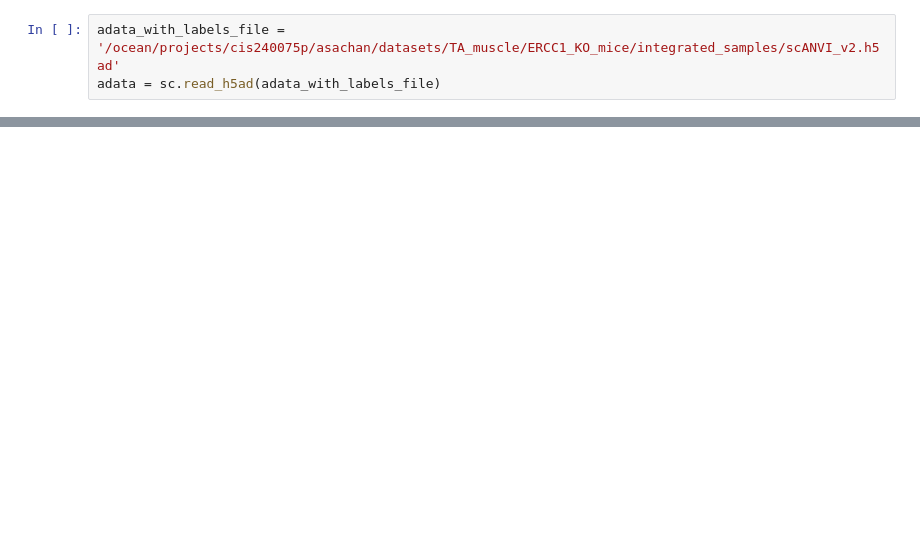
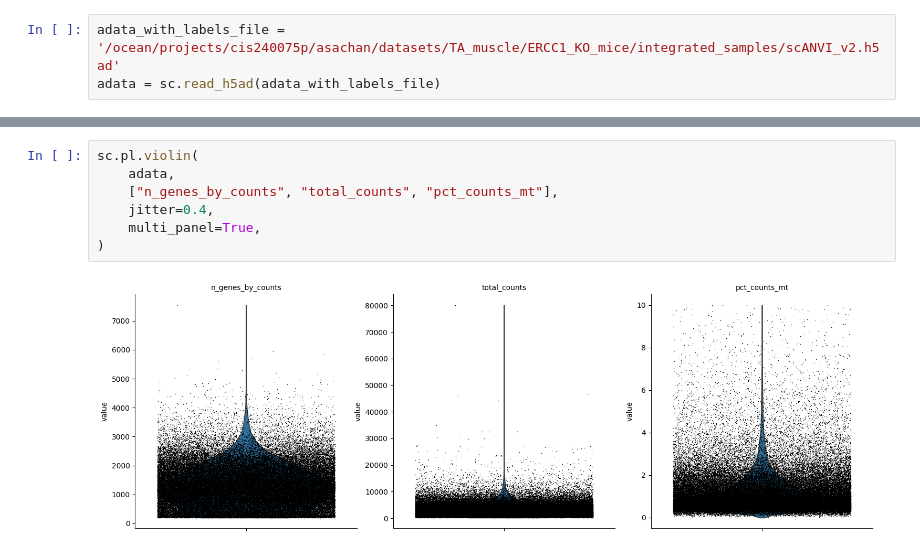
Before and after one commit to akanksha-sachan/TA_muscle_ageing, a Jupyter notebook: py_scripts/slide_analysis/meta_cell.ipynb, the cells around one changed output, grey strips where cells are left out. Drawn from its saved outputs; the diff is of its cells as text; blank space fills up the shorter version.

```diff
--- a/py_scripts/slide_analysis/meta_cell.ipynb
+++ b/py_scripts/slide_analysis/meta_cell.ipynb
@@ -29,0 +18,9 @@ sc.pl.pca(adata, color='sample')
+# %%
+sc.pl.violin(
+    adata,
+    ["n_genes_by_counts", "total_counts", "pct_counts_mt"],
+    jitter=0.4,
+    multi_panel=True,
+)
+# %% [output]
+[figure, added]
```
Also changed, not shown: parts of 18 cells of this notebook, 4 other files.
